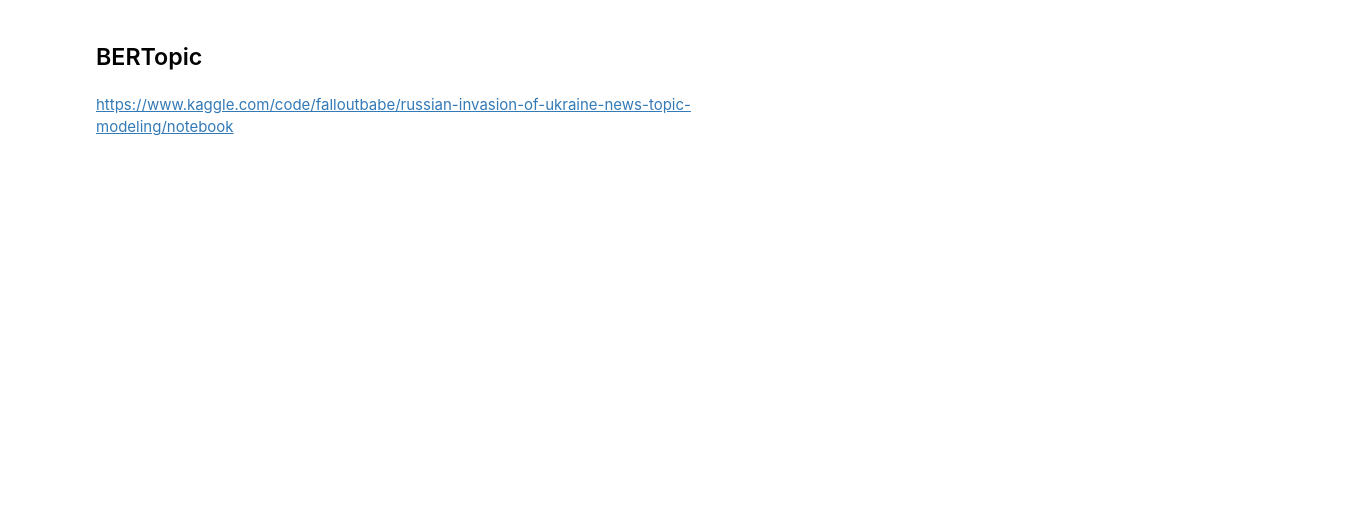
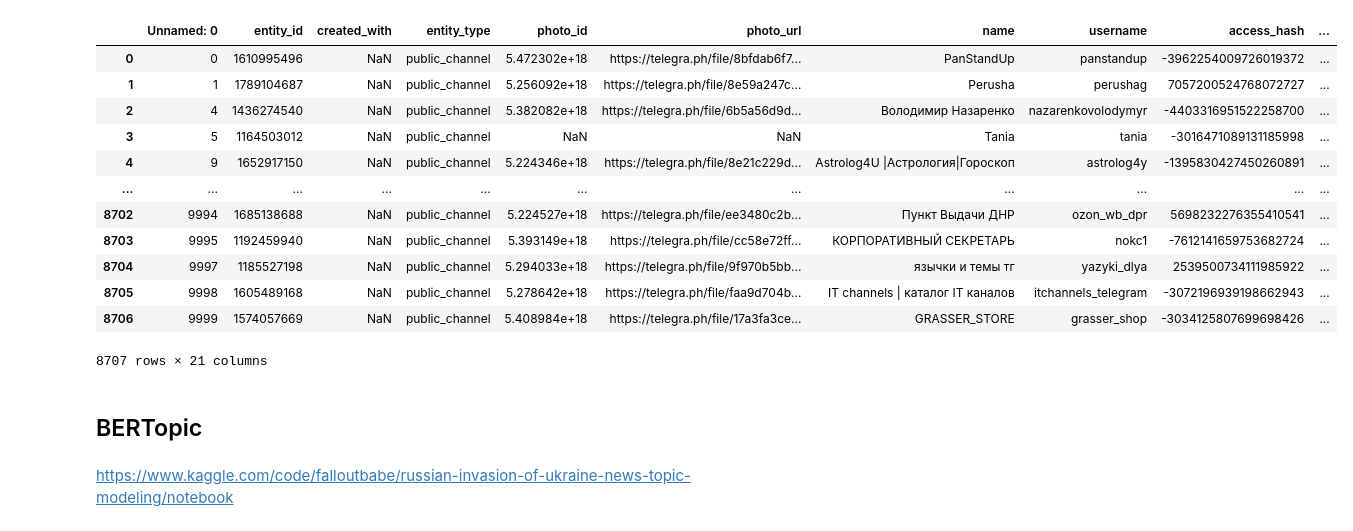
Before and after one commit to dripowner/GetRec-Telegram-Project, a Jupyter notebook: topic-and-keyword-extraction.ipynb, the cells around one changed output. Saved outputs shown, nothing was run; the diff lists cells and outputs as text; code cells hidden in the pictures; blank space fills up the shorter version.

```diff
--- a/topic-and-keyword-extraction.ipynb
+++ b/topic-and-keyword-extraction.ipynb
@@ -1,3 +47,25 @@
+# %%
+ent_df = pd.read_csv("entity10k.csv", encoding="utf-8")
+
+ent_df = ent_df.dropna(subset=['about', 'name'])
+ent_df = ent_df.reset_index(drop=True)
+ent_df.about = ent_df.about.apply(lambda x: preprocess_entity(x))
+
+ent_df
+# %% [output]
+|  | Unnamed: 0 | entity_id | created_with | entity_type | photo_id | photo_url | name | username | access_hash | ... |
+| 0 | 0 | 1610995496 | NaN | public_channel | 5.472302e+18 | https://telegra.ph/file/8bfdab6f7... | PanStandUp | panstandup | -3962254009726019372 | ... |
+| 1 | 1 | 1789104687 | NaN | public_channel | 5.256092e+18 | https://telegra.ph/file/8e59a247c... | Perusha | perushag | 7057200524768072727 | ... |
+| 2 | 4 | 1436274540 | NaN | public_channel | 5.382082e+18 | https://telegra.ph/file/6b5a56d9d... | Володимир Назаренко | nazarenkovolodymyr | -4403316951522258700 | ... |
+| 3 | 5 | 1164503012 | NaN | public_channel | NaN | NaN | Tania | tania | -3016471089131185998 | ... |
+| 4 | 9 | 1652917150 | NaN | public_channel | 5.224346e+18 | https://telegra.ph/file/8e21c229d... | Astrolog4U |Астрология|Гороскоп | astrolog4y | -1395830427450260891 | ... |
+| ... | ... | ... | ... | ... | ... | ... | ... | ... | ... | ... |
+| 8702 | 9994 | 1685138688 | NaN | public_channel | 5.224527e+18 | https://telegra.ph/file/ee3480c2b... | Пункт Выдачи ДНР | ozon_wb_dpr | 5698232276355410541 | ... |
+| 8703 | 9995 | 1192459940 | NaN | public_channel | 5.393149e+18 | https://telegra.ph/file/cc58e72ff... | КОРПОРАТИВНЫЙ СЕКРЕТАРЬ | nokc1 | -7612141659753682724 | ... |
+| 8704 | 9997 | 1185527198 | NaN | public_channel | 5.294033e+18 | https://telegra.ph/file/9f970b5bb... | язычки и темы тг | yazyki_dlya | 2539500734111985922 | ... |
+| 8705 | 9998 | 1605489168 | NaN | public_channel | 5.278642e+18 | https://telegra.ph/file/faa9d704b... | IT channels | каталог IT каналов | itchannels_telegram | -3072196939198662943 | ... |
+| 8706 | 9999 | 1574057669 | NaN | public_channel | 5.408984e+18 | https://telegra.ph/file/17a3fa3ce... | GRASSER_STORE | grasser_shop | -3034125807699698426 | ... |
+8707 rows × 21 columns
 # %% [markdown]
 ## BERTopic
 # %% [markdown]
```
Also changed, not shown: parts of 26 cells of this notebook, 1 other file.
